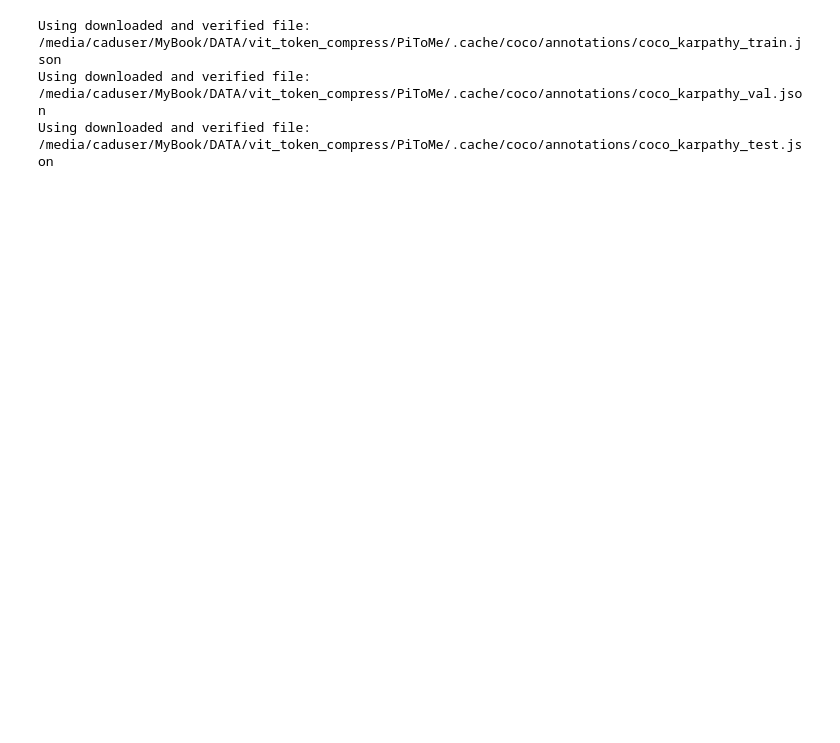
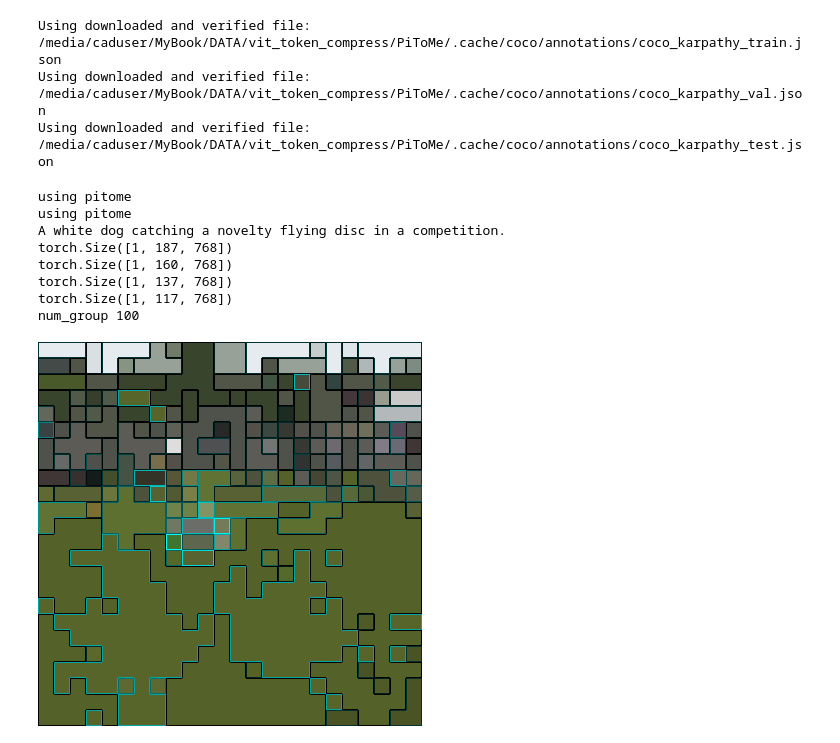
Before and after one commit to hchautran/PiToMe, a Jupyter notebook: notebooks/vis.ipynb, the cells around one changed output. Saved outputs shown, nothing was run; the diff lists cells and outputs as text; code cells hidden in the pictures; blank space fills up the shorter version.

```diff
--- a/notebooks/vis.ipynb
+++ b/notebooks/vis.ipynb
@@ -245,21 +245,31 @@ def visualize(algo, ratio, index=None, path='/home/caduser/HDD/vit_token_compres
 # %%
-ratio = 0.9
+ratio = 0.85
 # index = 102
-index = 300
+# index = 300
 # index = 6400
 # index = 6665
 # index = 21110
 # index = 15500
-# index = 25000
+index = 25000
 # index = 37000
 # index = 47000
 # index = 58000
 # index = 69000
 # index = 25000
 visualization = visualize(PITOME, ratio, index)
 # visualize(PITOME,  ratio)
 visualization
 # visualization
+# %% [output]
+using pitome
+using pitome
+A white dog catching a novelty flying disc in a competition.
+torch.Size([1, 187, 768])
+torch.Size([1, 160, 768])
+torch.Size([1, 137, 768])
+torch.Size([1, 117, 768])
+num_group 100
+[figure, added]
 # %%
 visualize(TOME, ratio, index)
 # visualize(TOME, ratio)
```
Also changed, not shown: parts of 5 cells of this notebook, 1 other file.
